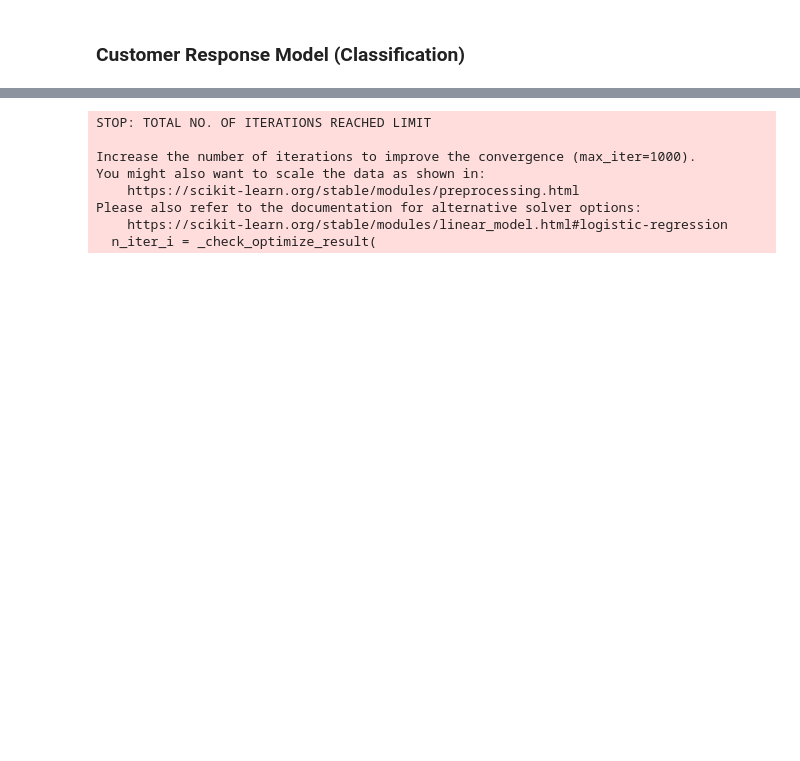
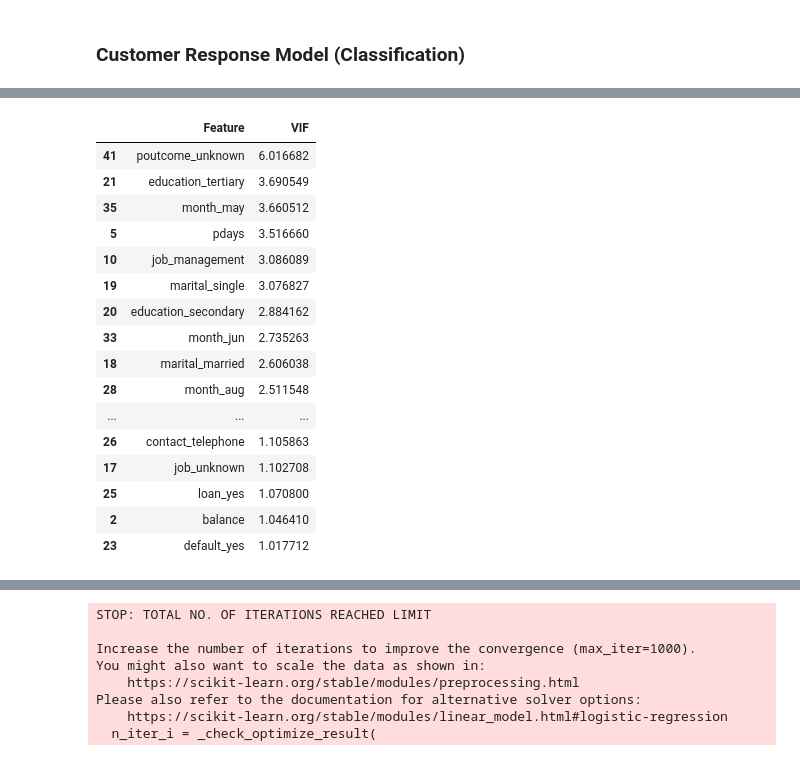
Before and after one commit to davprog9/Customer-Conversion-Prediction-and-Marketing-Optimization, a Jupyter notebook: Code/marketing.ipynb, the cells around one changed output, grey strips where cells are left out. Drawn from its saved outputs; the diff is of its cells as text; code cells hidden in the pictures; blank space fills up the shorter version.

```diff
--- a/Code/marketing.ipynb
+++ b/Code/marketing.ipynb
@@ -493,3 +516,0 @@ memory usage: 1.5+ MB
-# %%
-# Previously not contacted customers binary feature
-data["was_previously_contacted"] = (data["pdays"] != -1).astype(int)
@@ -496,15 +537,50 @@ data["was_previously_contacted"] = (data["pdays"] != -1).astype(int)
 # %%
-# Categorical features
-cat_features = ["job", "marital", "education", "default", "housing", "loan", "contact", "month", "poutcome", "balance_group", "age_group", "was_previously_contacted"]
-df_cat = pd.get_dummies(data=data[cat_features], columns=cat_features, drop_first=True, dtype=int)
+# Separating predictors and target
 
-# Numerical features
-# NOTE: The "duration" feature is not included due to data leakage issues
-num_features = ["age", "balance", "day", "campaign", "pdays", "previous"]
-df_num = data[num_features]
+# NOTE: Important to remove duration: data leakage problem and other interval features for VIF computation
+# If needed the interval features can be added later
+X = data.drop(columns=["deposit", "duration", "duration_groups", "age_group", "balance_group"]) # duration also has to be exluded to avoid data leakage
+y = data["deposit"]
 
-# Combining numeric + categorical (dummies)
-X = pd.concat([df_num, df_cat], axis=1)
-
-# Target variable
-y = data["deposit"]
+# Identifying categorical columns and One-hot encoding
+categorical_cols = X.select_dtypes(exclude=["number"]).columns
+X_encoded = pd.get_dummies(X, columns=categorical_cols, drop_first=True, dtype=int)
+# %%
+from statsmodels.stats.outliers_influence import variance_inflation_factor
+import statsmodels.api as sm
+
+# Computing the Variance Inflation Factor (multicollinearity)
+
+# Excluding interval features for VIF computation
+vif_cols = X_encoded.select_dtypes(include=["number"]).copy()
+
+# Adding constant (intercept)
+vif_cols = sm.add_constant(vif_cols)
+
+vif = pd.DataFrame()
+vif['Feature'] = vif_cols.columns
+vif['VIF'] = [variance_inflation_factor(vif_cols.values, i) for i in range(vif_cols.shape[1])]
+
+# Removing the constant from results
+vif = vif[vif["Feature"] != "const"]
+
+vif = vif.sort_values(by='VIF', ascending=False)
+vif
+# %% [output]
+|  | Feature | VIF |
+| 41 | poutcome_unknown | 6.016682 |
+| 21 | education_tertiary | 3.690549 |
+| 35 | month_may | 3.660512 |
+| 5 | pdays | 3.516660 |
+| 10 | job_management | 3.086089 |
+| 19 | marital_single | 3.076827 |
+| 20 | education_secondary | 2.884162 |
+| 33 | month_jun | 2.735263 |
+| 18 | marital_married | 2.606038 |
+| 28 | month_aug | 2.511548 |
+| ... | ... | ... |
+| 26 | contact_telephone | 1.105863 |
+| 17 | job_unknown | 1.102708 |
+| 25 | loan_yes | 1.070800 |
+| 2 | balance | 1.046410 |
+| 23 | default_yes | 1.017712 |
```
Also changed, not shown: parts of 8 cells of this notebook.
